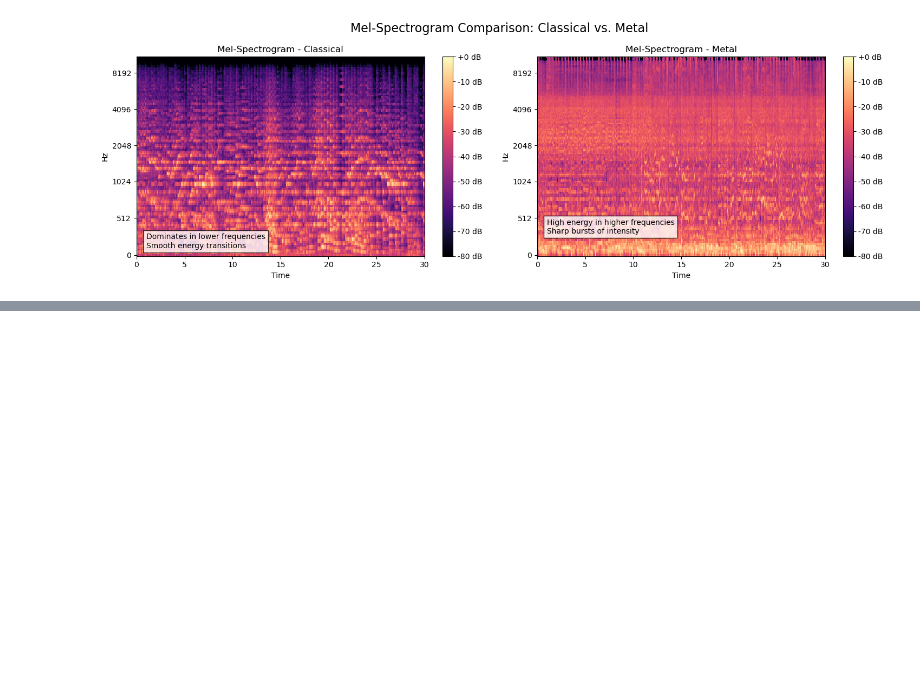
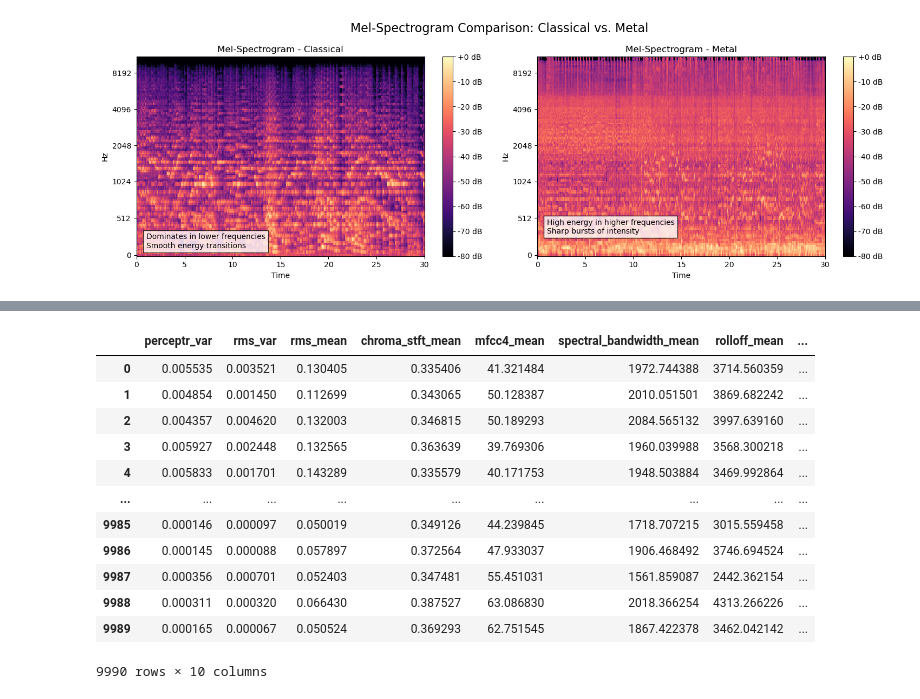
Before and after one commit to rajanhans/SDS-CP018-music-classifier, a Jupyter notebook: notebooks/rajat-thakur/rajat-music-classifier.ipynb, the cells around one changed output, grey strips where cells are left out. Cells and saved outputs as stored; diff of their text form; code cells hidden in the pictures; blank space fills up the shorter version.

```diff
--- a/notebooks/rajat-thakur/rajat-music-classifier.ipynb
+++ b/notebooks/rajat-thakur/rajat-music-classifier.ipynb
@@ -329,0 +443,17 @@ plt.show()
+# %%
+X_selected_feature = features_30_sec[feature_importance_df['Feature'].values]
+X_selected_feature
+# %% [output]
+|  | perceptr_var | rms_var | rms_mean | chroma_stft_mean | mfcc4_mean | spectral_bandwidth_mean | rolloff_mean | ... |
+| 0 | 0.005535 | 0.003521 | 0.130405 | 0.335406 | 41.321484 | 1972.744388 | 3714.560359 | ... |
+| 1 | 0.004854 | 0.001450 | 0.112699 | 0.343065 | 50.128387 | 2010.051501 | 3869.682242 | ... |
+| 2 | 0.004357 | 0.004620 | 0.132003 | 0.346815 | 50.189293 | 2084.565132 | 3997.639160 | ... |
+| 3 | 0.005927 | 0.002448 | 0.132565 | 0.363639 | 39.769306 | 1960.039988 | 3568.300218 | ... |
+| 4 | 0.005833 | 0.001701 | 0.143289 | 0.335579 | 40.171753 | 1948.503884 | 3469.992864 | ... |
+| ... | ... | ... | ... | ... | ... | ... | ... | ... |
+| 9985 | 0.000146 | 0.000097 | 0.050019 | 0.349126 | 44.239845 | 1718.707215 | 3015.559458 | ... |
+| 9986 | 0.000145 | 0.000088 | 0.057897 | 0.372564 | 47.933037 | 1906.468492 | 3746.694524 | ... |
+| 9987 | 0.000356 | 0.000701 | 0.052403 | 0.347481 | 55.451031 | 1561.859087 | 2442.362154 | ... |
+| 9988 | 0.000311 | 0.000320 | 0.066430 | 0.387527 | 63.086830 | 2018.366254 | 4313.266226 | ... |
+| 9989 | 0.000165 | 0.000067 | 0.050524 | 0.369293 | 62.751545 | 1867.422378 | 3462.042142 | ... |
+9990 rows × 10 columns
```
Also changed, not shown: parts of 47 cells of this notebook.
